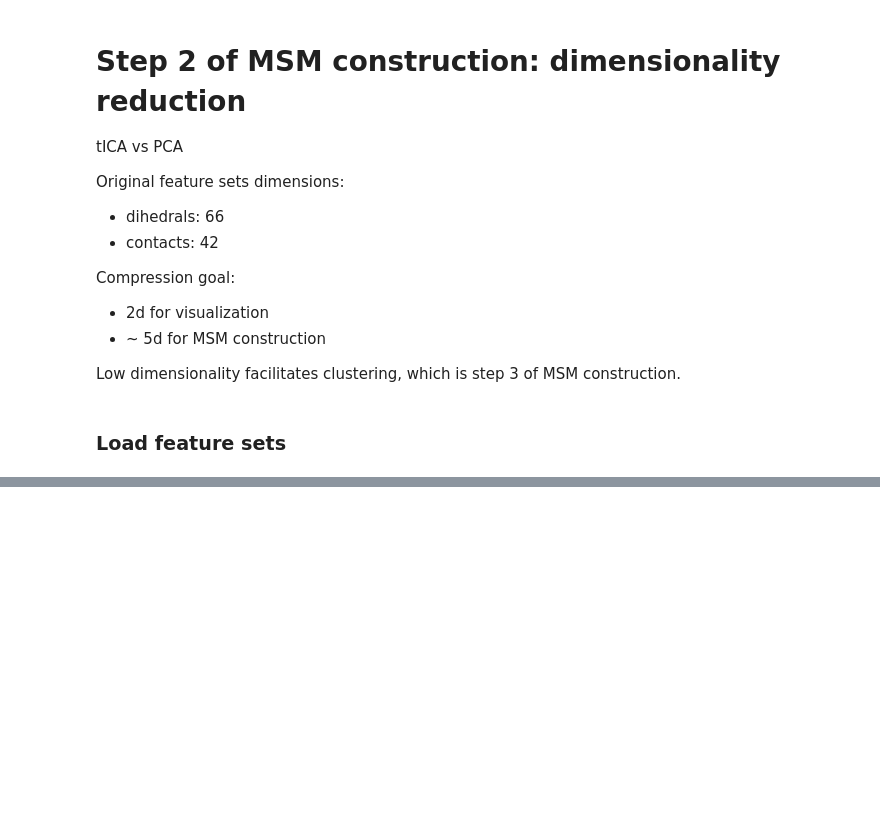
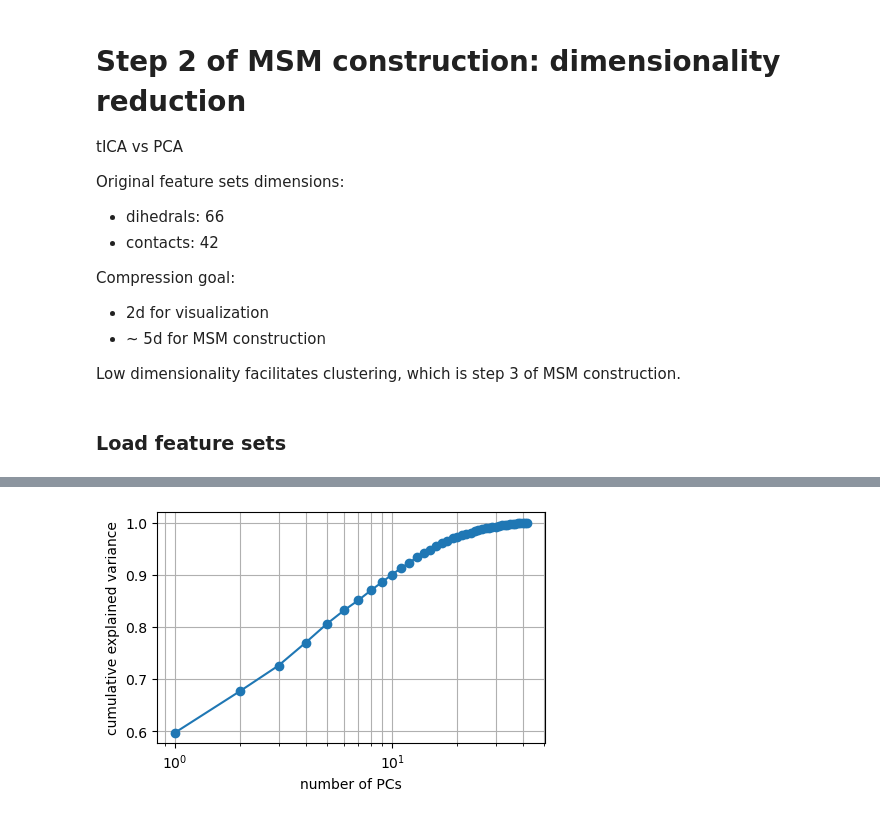
Before and after one commit to miriamzara/MSM, a Jupyter notebook: dimensionality_reduction.ipynb, the cells around one changed output, grey strips where cells are left out. Drawn from its saved outputs; the diff is of its cells as text; code cells hidden in the pictures; blank space fills up the shorter version.

Commit message:
PCA on contacts is ready

```diff
--- a/dimensionality_reduction.ipynb
+++ b/dimensionality_reduction.ipynb
@@ -42,0 +107,11 @@ print(dihedrals.shape) # [radians]
+# %%
+
+# permutation that sorts by cluster index
+sort_idx = np.argsort(
+    [x[1] for x in feature_index_list]
+)
+
+distances = distances[:, sort_idx]
+contacts = [contacts[i] for i in sort_idx]
+feature_index_list = [feature_index_list[i] for i in sort_idx]
+distances[0]
@@ -56,0 +142,3 @@ Fluctuations that have too high frequency are not likely to correspond to functi
+# %%
+pca = PCA()
+pca.fit(distances)
@@ -56,0 +147,8 @@ Fluctuations that have too high frequency are not likely to correspond to functi
+# %%
+eigvecs = pca.components_ # components, space dimension (42, 42), ordered by decreasing eigval
+eigvals = pca.explained_variance_
+# %%
+Y = pca.fit_transform(distances) # rotate the dataset onto the orthonormal basis of eigenvectors
+explained = pca.explained_variance_ratio_
+cum_explained = np.cumsum(explained)
+max_pcs = eigvecs.shape[0]         # shape: (n_pcs, n_features)
@@ -56,0 +157,9 @@ Fluctuations that have too high frequency are not likely to correspond to functi
+# %%
+fig, ax = plt.subplots(figsize = (5, 3))
+ax.plot(np.arange(1, max_pcs + 1), cum_explained, marker = "o")
+ax.set_xscale("log", base = 10)
+ax.set_xlabel("number of PCs")
+ax.set_ylabel("cumulative explained variance")
+ax.grid(which = "both")
+# %% [output]
+[figure, added]
```
Also changed, not shown: parts of 12 cells of this notebook.
